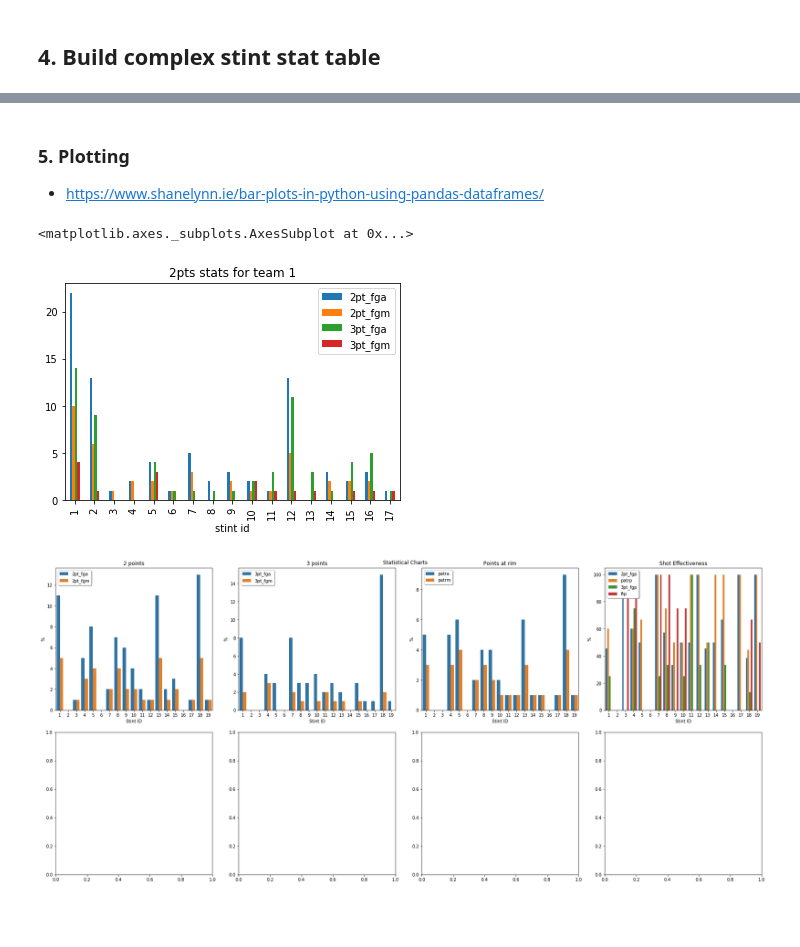
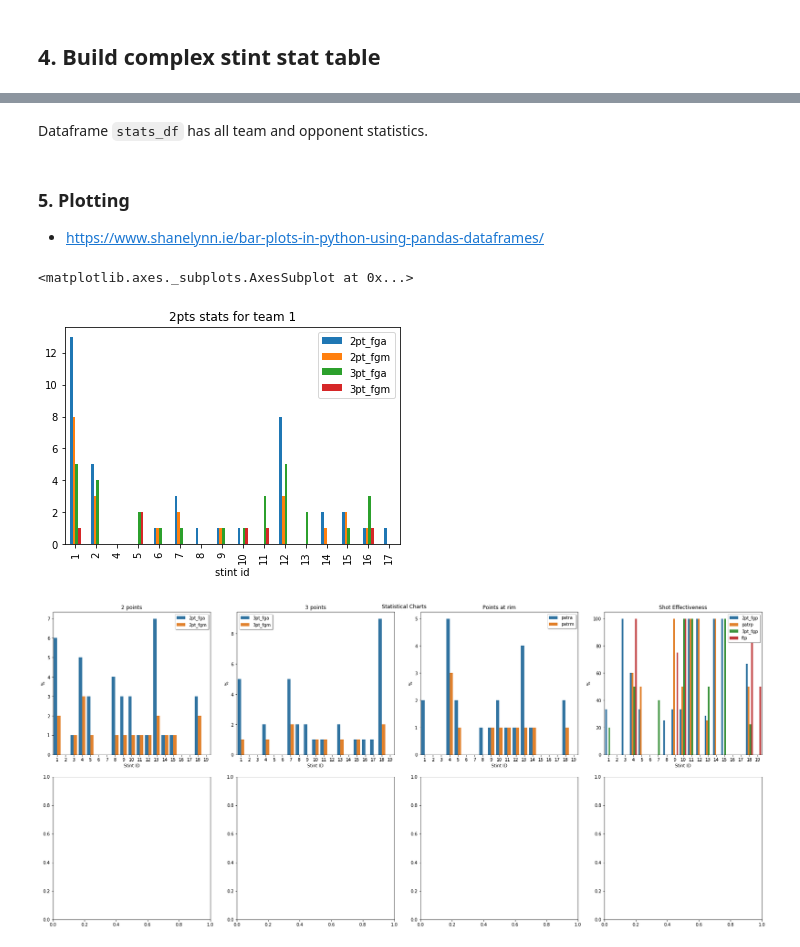
Before and after one commit to ssardina/pynbl, a Jupyter notebook: bball_stas.ipynb, the cells around one changed output, grey strips where cells are left out. Cells and saved outputs as stored; diff of their text form; code cells hidden in the pictures; blank space fills up the shorter version.

```diff
--- a/bball_stas.ipynb
+++ b/bball_stas.ipynb
@@ -455,7 +488,7 @@ def build_stint_stats(pbp_df: pd.DataFrame, tno: int, stint_col: str) -> pd.Data
     stint_team_stats_df.insert(0, 'tno', tno)
 
     # basic stats for opponents' plays
-    stint_opp_stats_df = build_stint_basic_stats(pbp_df.loc[pbp_df['tno'] == 2 if tno == 1 else 1], stint_col)
+    stint_opp_stats_df = build_stint_basic_stats(pbp_df.loc[pbp_df['tno'] == (2 if tno == 1 else 1)], stint_col)
     stint_opp_stats_df.rename(columns={stint_col : 'stint'}, inplace=True)
     stint_opp_stats_df.insert(0, 'tno', tno)
     stint_opp_stats_df
@@ -488,14 +521,19 @@ def build_stint_stats(pbp_df: pd.DataFrame, tno: int, stint_col: str) -> pd.Data
 
     # perc of opponent shots that were blocked
     stint_stats_df['opp_fga_blocked'] = percent(stint_stats_df['blk'], stint_stats_df['fga_opp'])
+    stint_stats_df['opp_fga_blocked_opp'] = percent(stint_stats_df['blk_opp'], stint_stats_df['fga'])
 
     # `team_ts%` = round(100*(sum(lineup_dat$team_pts)/(2*(team_fga + 0.44*sum(lineup_dat$team_fta)))),2)
 
     return stint_stats_df
 
-stats_df = build_stint_stats(pbp2_df, 1, "stint1")
+stats1_df = build_stint_stats(pbp2_df, 1, "stint1")
+stats2_df = build_stint_stats(pbp2_df, 2, "stint2")
 
-stats_df[['blk_opp', 'poss_opp', 'blk_rate_opp']].iloc[[4]]
+stats_df = pd.concat([stats1_df, stats2_df])
+
+stats_df.reset_index(inplace=True, drop=True)
+# stats_df[['blk_opp', 'poss_opp', 'blk_rate_opp']].iloc[[4]]
 stats_df
 # %% [output]
 |  | tno | stint | ast | 2pt_fga | 2pt_fgm | 2pt_fgp | patra | patrm | patrp | 3pt_fga | ... | ... |
@@ -519,7 +557,7 @@ stats_df
 # %%
+# re-order columns
 index_col = ['tno', 'stint']
-
-team_col = [ 'poss', 'ortg', 'drtg', 'net_rtg',
+data_col = [ 'poss', 'ortg', 'drtg', 'net_rtg',
             'fga', 'fgm', 'fgp', 'pts',
             'patra', 'patrm', 'patrp',
             '3pt_fga', '3pt_fgm', '3pt_fgp',
@@ -537,9 +575,8 @@ team_col = [ 'poss', 'ortg', 'drtg', 'net_rtg',
             '3sec', '8sec', '24sec',
              'opp_fga_blocked']
 
-opp_col = ['poss_opp'            'fga_opp', 'fgm_opp', 'fgp_opp', 'pts_opp',
- 'ast_opp', '2pt_fga_opp', '2pt_fgm_opp', '2pt_fgp_opp', 'patra_opp', 'patrm_opp', 'patrp_opp', '3pt_fga_opp', '3pt_fgm_opp', '3pt_fgp_opp', 'fta_opp', 'ftm_opp', 'ftp_opp', 'reb_opp', 'oreb_opp', 'dreb_opp', 'stl_opp', 'blk_opp', 'tov_opp', 'ballhand_opp', 'badpass_opp', 'ofoul_opp', '3sec_opp', '8sec_opp', '24sec_opp', , 'ortg_opp', 'fgm_astp_opp', 'trb_opp', 'blk_rate_opp', 'stl_rate_opp', 'ast_rate_opp', 'tov_rate_opp', 'drtg', 'net_rtg', 'drbp', 'orbp', 'trbp', 'opp_fga_blocked']
-
+stats_df = stats_df[index_col + data_col + [f'{x}_opp' for x in data_col]]
 
 print(list(stats_df.columns))
+stats_df
 # %% [output]
@@ -547,3 +602,5 @@ print(list(stats_df.columns))
+# %% [markdown]
+Dataframe `stats_df` has all team and opponent statistics.
 # %% [markdown]
 ### 5. Plotting
 
@@ -551,11 +608,11 @@ print(list(stats_df.columns))
 # %%
 # plot using standard panda plot
 # Shooting stats for team 1
 axis_y = ['2pt_fga', "2pt_fgm", '3pt_fga', "3pt_fgm"]
-stint_stats_df[stint_stats_df.tno == 1].plot(kind="bar", x='stint', y=axis_y, title="2pts stats for team 1", xlabel="stint id")
+stats_df[stats_df.tno == 1].plot(kind="bar", x='stint', y=axis_y, title="2pts stats for team 1", xlabel="stint id")
 # %% [output]
 <matplotlib.axes._subplots.AxesSubplot at 0x...>
-[figure, old version]
+[figure, new version]
 # %%
 import matplotlib.pyplot as plt
 import seaborn as sns
@@ -610,6 +667,6 @@ def graph_points(stats_df: pd.DataFrame, col_aggreg: str):
     g.legend(shadow=True)
 
 
-graph_points(stint_stats_df.loc[stint_stats_df['tno'] == 2], 'stint')
+graph_points(stats_df.loc[stats_df['tno'] == 2], 'stint')
 # %% [output]
-[figure, old version]
+[figure, new version]
```
Also changed, not shown: parts of 11 cells of this notebook, 1 other file.
